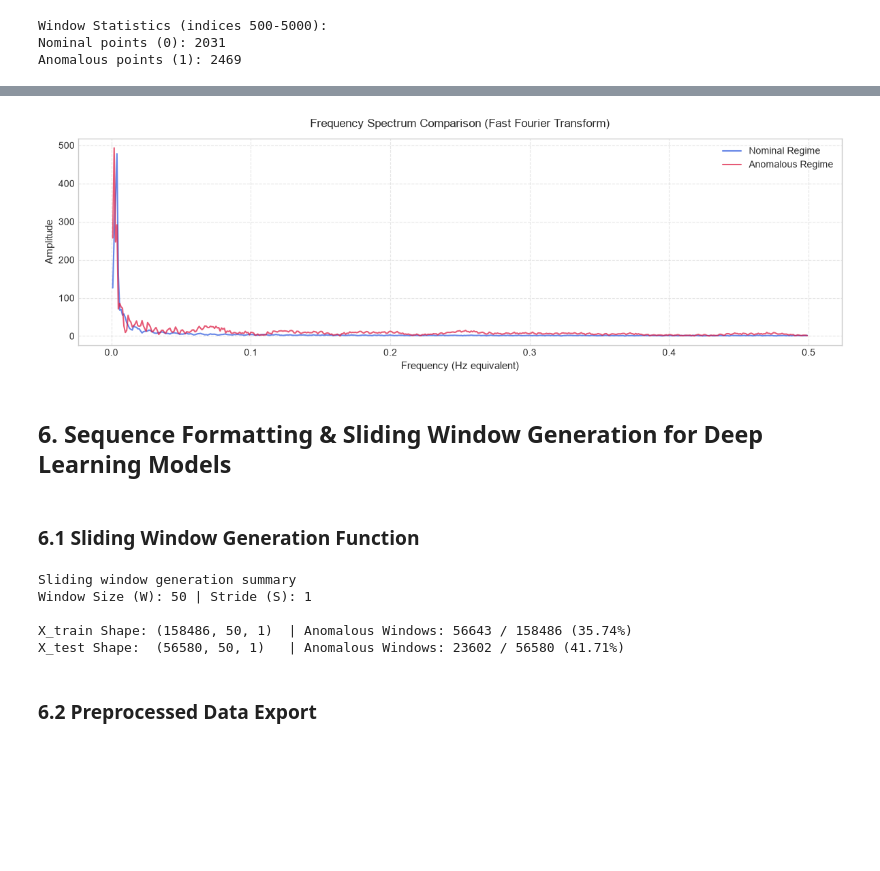
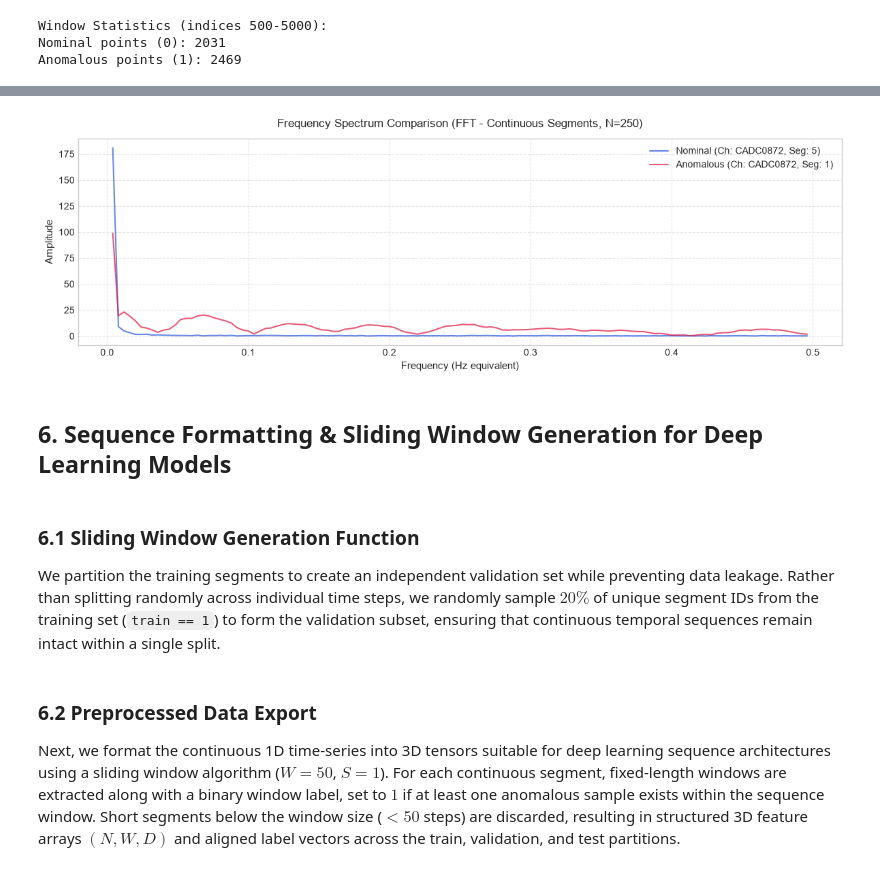
Before and after one commit to darioliotta/AD-Satellite-Telemetry, a Jupyter notebook: notebooks/exploratory_analysis.ipynb, the cells around one changed output, grey strips where cells are left out. Drawn from its saved outputs; the diff is of its cells as text; code cells hidden in the pictures; blank space fills up the shorter version.

Commit message:
Data exploration complete

```diff
--- a/notebooks/exploratory_analysis.ipynb
+++ b/notebooks/exploratory_analysis.ipynb
@@ -505,40 +556,58 @@ Conclusion: The sequence is non-stationary (p-value >= 0.05).
 # %%
-def plot_comparative_fft(df, window_size=1000):
+def plot_comparative_fft(df, window_size=250):
+    nom_candidates = (
+        df[df['anomaly'] == 0]
+        .groupby(['channel', 'segment'])
+        .size()
+        .loc[lambda x: x >= window_size]
+    )
 
-    nominal_sub = df[df['anomaly'] == 0]['value_scaled'].dropna().iloc[:window_size].values
-    anomalous_sub = df[df['anomaly'] == 1]['value_scaled'].dropna().iloc[:window_size].values
+    anom_candidates = (
+        df[df['anomaly'] == 1]
+        .groupby(['channel', 'segment'])
+        .size()
+        .loc[lambda x: x >= window_size]
+    )
 
-    if len(nominal_sub) < window_size or len(anomalous_sub) < window_size:
-        print("Warning: Insufficient sample size for comparative FFT.")
+    if len(nom_candidates) == 0 or len(anom_candidates) == 0:
+        print(f"Warning: Impossible to find continuous segments with length >= {window_size}.")
         return
+
+    nom_seg_id = nom_candidates.index[0]
+    anom_seg_id = anom_candidates.index[0]
+
+    nominal_sub = df[(df['channel'] == nom_seg_id[0]) & (df['segment'] == nom_seg_id[1])]['value_scaled'].values[:window_size]
+    anomalous_sub = df[(df['channel'] == anom_seg_id[0]) & (df['segment'] == anom_seg_id[1])]['value_scaled'].values[:window_size]
 
     fft_nom = fft(nominal_sub)
     freq_nom = fftfreq(window_size, d=1.0)
     pos_mask_nom = freq_nom > 0
 
     fft_anom = fft(anomalous_sub)
     freq_anom = fftfreq(window_size, d=1.0)
     pos_mask_anom = freq_anom > 0
 
     plt.figure(figsize=(12, 4))
-    plt.plot(freq_nom[pos_mask_nom], np.abs(fft_nom)[pos_mask_nom], color='royalblue', linewidth=1.5, label='Nominal Regime', alpha=0.8)
-    plt.plot(freq_anom[pos_mask_anom], np.abs(fft_anom)[pos_mask_anom], color='crimson', linewidth=1.5, label='Anomalous Regime', alpha=0.7)
+    plt.plot(freq_nom[pos_mask_nom], np.abs(fft_nom)[pos_mask_nom], color='royalblue', linewidth=1.5, label=f'Nominal (Ch: {nom_seg_id[0]}, Seg: {nom_seg_id[1]})', alpha=0.8)
+    plt.plot(freq_anom[pos_mask_anom], np.abs(fft_anom)[pos_mask_anom], color='crimson', linewidth=1.5, label=f'Anomalous (Ch: {anom_seg_id[0]}, Seg: {anom_seg_id[1]})', alpha=0.7)
 
-    plt.title("Frequency Spectrum Comparison (Fast Fourier Transform)", fontsize=12, pad=12)
+    plt.title(f"Frequency Spectrum Comparison (FFT - Continuous Segments, N={window_size})", fontsize=12, pad=12)
     plt.xlabel("Frequency (Hz equivalent)", fontsize=11)
     plt.ylabel("Amplitude", fontsize=11)
     plt.grid(True, linestyle='--', alpha=0.5)
     plt.legend(loc='upper right')
     plt.tight_layout()
     plt.show()
 
-plot_comparative_fft(df_segments_clean, window_size=1000)
+plot_comparative_fft(df_segments_clean, window_size=250)
 # %% [output]
-[figure, old version]
+[figure, new version]
 # %% [markdown]
 ## 6. Sequence Formatting & Sliding Window Generation for Deep Learning Models
 # %% [markdown]
 ### 6.1 Sliding Window Generation Function
+
+We partition the training segments to create an independent validation set while preventing data leakage. Rather than splitting randomly across individual time steps, we randomly sample $20\%$ of unique segment IDs from the training set (`train == 1`) to form the validation subset, ensuring that continuous temporal sequences remain intact within a single split.
 # %%
 def create_sliding_windows(df, feature_col='value_scaled', window_size=50, stride=1):
 
@@ -571,25 +640,7 @@ def create_sliding_windows(df, feature_col='value_scaled', window_size=50, strid
     y_array = np.array(y_list)
 
     return X_array, y_array, pd.DataFrame(meta_list)
-
-WINDOW_SIZE = 50
-STRIDE = 1
-
-df_train = df_segments_clean[df_segments_clean['train'] == 1].copy()
-df_test  = df_segments_clean[df_segments_clean['train'] == 0].copy()
-
-X_train, y_train, meta_train = create_sliding_windows(df_train, feature_col='value_scaled', window_size=WINDOW_SIZE, stride=STRIDE)
-X_test, y_test, meta_test    = create_sliding_windows(df_test, feature_col='value_scaled', window_size=WINDOW_SIZE, stride=STRIDE)
-
-print("Sliding window generation summary")
-print(f"Window Size (W): {WINDOW_SIZE} | Stride (S): {STRIDE}\n")
-print(f"X_train Shape: {X_train.shape}  | Anomalous Windows: {y_train.sum()} / {len(y_train)} ({y_train.mean()*100:.2f}%)")
-print(f"X_test Shape:  {X_test.shape}   | Anomalous Windows: {y_test.sum()} / {len(y_test)} ({y_test.mean()*100:.2f}%)")
-# %% [output]
-Sliding window generation summary
-Window Size (W): 50 | Stride (S): 1
-
-X_train Shape: (158486, 50, 1)  | Anomalous Windows: 56643 / 158486 (35.74%)
-X_test Shape:  (56580, 50, 1)   | Anomalous Windows: 23602 / 56580 (41.71%)
 # %% [markdown]
 ### 6.2 Preprocessed Data Export
+
+Next, we format the continuous 1D time-series into 3D tensors suitable for deep learning sequence architectures using a sliding window algorithm ($W=50$, $S=1$). For each continuous segment, fixed-length windows are extracted along with a binary window label, set to $1$ if at least one anomalous sample exists within the sequence window. Short segments below the window size ($< 50$ steps) are discarded, resulting in structured 3D feature arrays $(N, W, D)$ and aligned label vectors across the train, validation, and test partitions.
```
Also changed, not shown: parts of 21 cells of this notebook, 4 other files.
